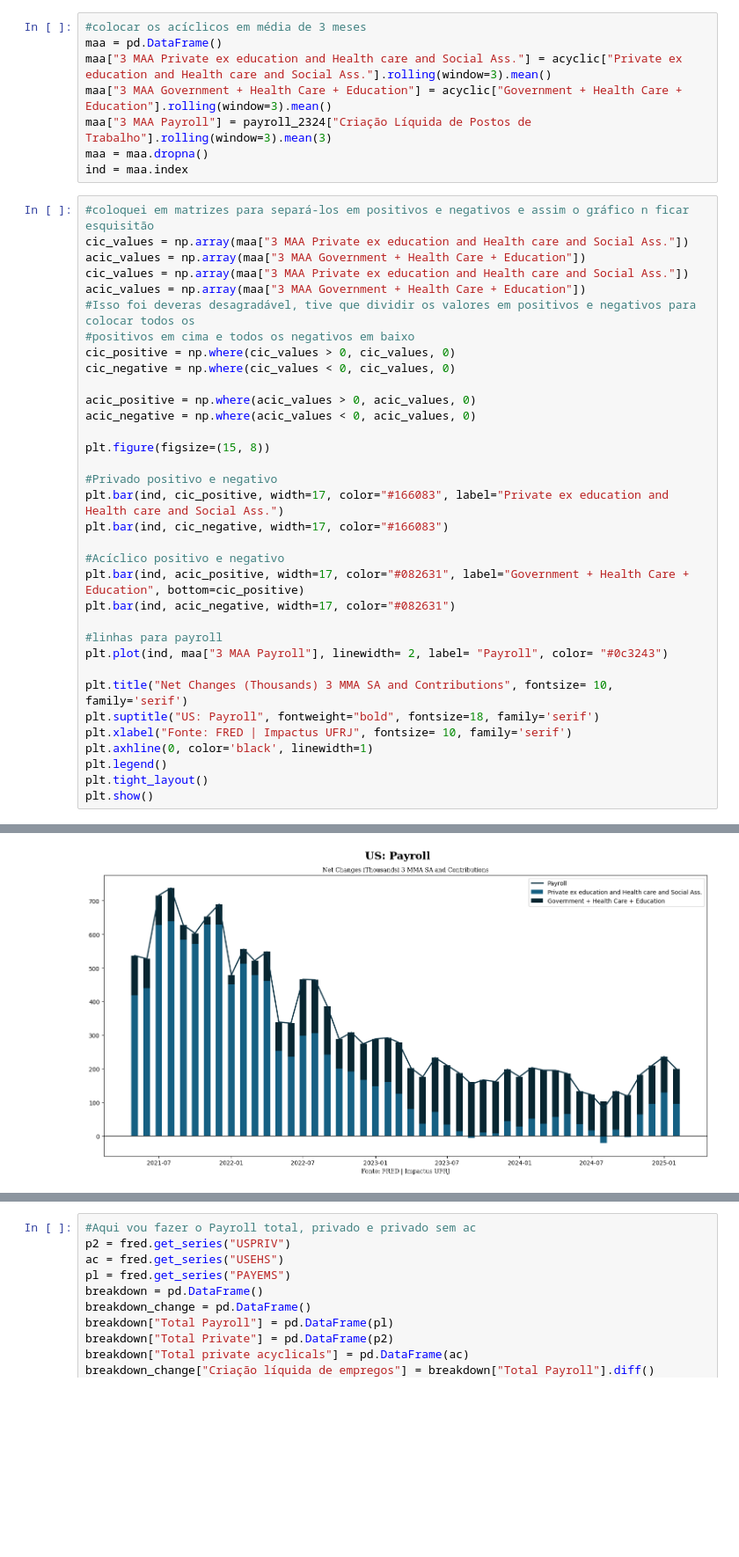
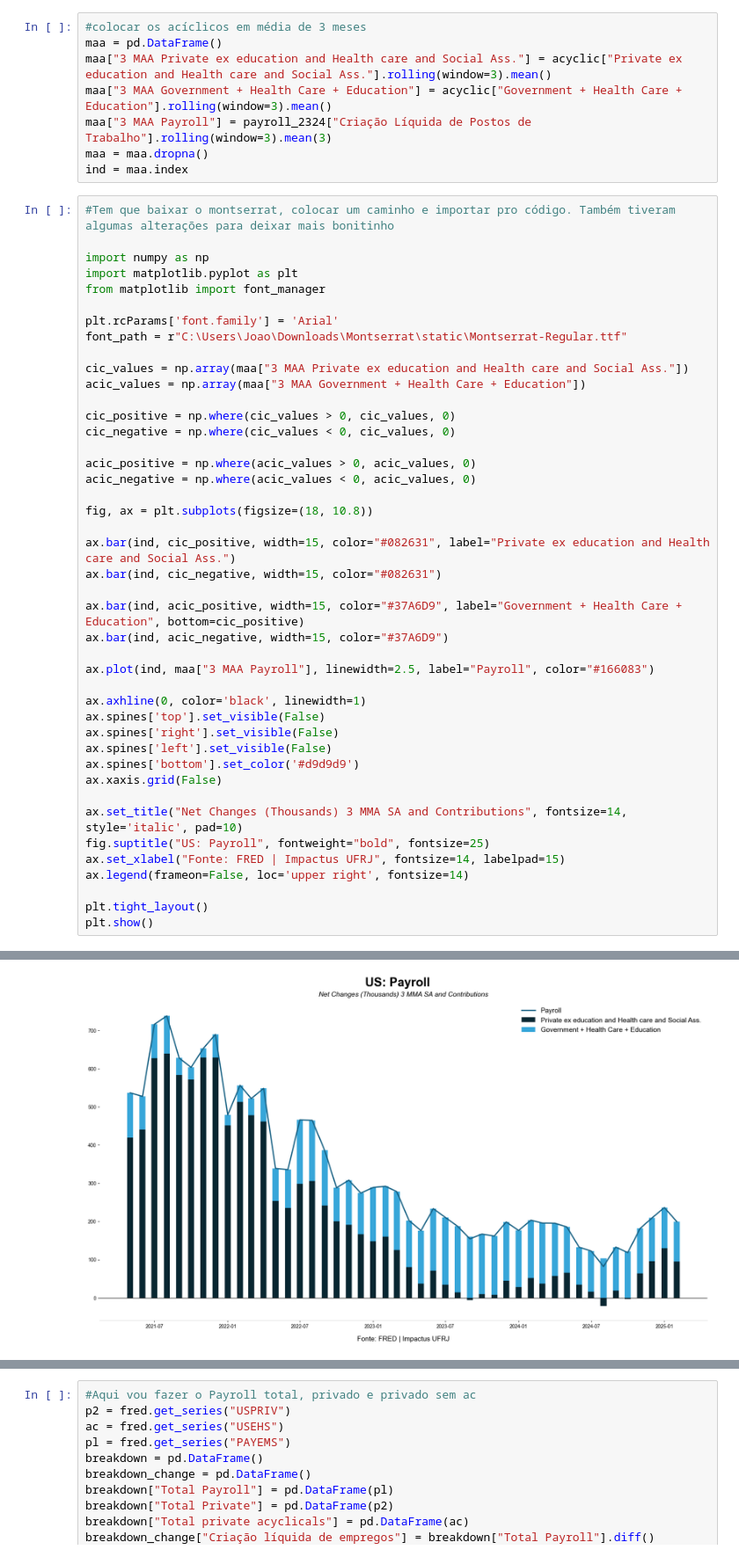
Before and after one commit to Joao-Henrique-Q/Impactus_Python_Scripts, a Jupyter notebook: Payroll_graphs_and_data.ipynb, the cells around one changed output, grey strips where cells are left out. Shown at 88% size. Drawn from its saved outputs; the diff is of its cells as text; blank space fills up the shorter version.

```diff
--- a/Payroll_graphs_and_data.ipynb
+++ b/Payroll_graphs_and_data.ipynb
@@ -203,37 +118,46 @@ maa["3 MAA Payroll"] = payroll_2324["Criação Líquida de Postos de Trabalho"].
 maa = maa.dropna()
 ind = maa.index
 # %%
-#coloquei em matrizes para separá-los em positivos e negativos e assim o gráfico n ficar esquisitão
+#Tem que baixar o montserrat, colocar um caminho e importar pro código. Também tiveram algumas alterações para deixar mais bonitinho
+
+import numpy as np
+import matplotlib.pyplot as plt
+from matplotlib import font_manager
+
+plt.rcParams['font.family'] = 'Arial'
+font_path = r"C:\Users\Joao\Downloads\Montserrat\static\Montserrat-Regular.ttf"
+
 cic_values = np.array(maa["3 MAA Private ex education and Health care and Social Ass."])
 acic_values = np.array(maa["3 MAA Government + Health Care + Education"])
-cic_values = np.array(maa["3 MAA Private ex education and Health care and Social Ass."])
-acic_values = np.array(maa["3 MAA Government + Health Care + Education"])
-#Isso foi deveras desagradável, tive que dividir os valores em positivos e negativos para colocar todos os
-#positivos em cima e todos os negativos em baixo
+
 cic_positive = np.where(cic_values > 0, cic_values, 0)
 cic_negative = np.where(cic_values < 0, cic_values, 0)
 
 acic_positive = np.where(acic_values > 0, acic_values, 0)
 acic_negative = np.where(acic_values < 0, acic_values, 0)
 
-plt.figure(figsize=(15, 8))
+fig, ax = plt.subplots(figsize=(18, 10.8))
 
-#Privado positivo e negativo
-plt.bar(ind, cic_positive, width=17, color="#166083", label="Private ex education and Health care and Social Ass.")
-plt.bar(ind, cic_negative, width=17, color="#166083")
+ax.bar(ind, cic_positive, width=15, color="#082631", label="Private ex education and Health care and Social Ass.")
+ax.bar(ind, cic_negative, width=15, color="#082631")
 
-#Acíclico positivo e negativo
-plt.bar(ind, acic_positive, width=17, color="#082631", label="Government + Health Care + Education", bottom=cic_positive)
-plt.bar(ind, acic_negative, width=17, color="#082631")
+ax.bar(ind, acic_positive, width=15, color="#37A6D9", label="Government + Health Care + Education", bottom=cic_positive)
+ax.bar(ind, acic_negative, width=15, color="#37A6D9")
 
-#linhas para payroll
-plt.plot(ind, maa["3 MAA Payroll"], linewidth= 2, label= "Payroll", color= "#0c3243")
+ax.plot(ind, maa["3 MAA Payroll"], linewidth=2.5, label="Payroll", color="#166083")
 
-plt.title("Net Changes (Thousands) 3 MMA SA and Contributions", fontsize= 10, family='serif')
-plt.suptitle("US: Payroll", fontweight="bold", fontsize=18, family='serif')
-plt.xlabel("Fonte: FRED | Impactus UFRJ", fontsize= 10, family='serif')
-plt.axhline(0, color='black', linewidth=1)
-plt.legend()
+ax.axhline(0, color='black', linewidth=1)
+ax.spines['top'].set_visible(False)
+ax.spines['right'].set_visible(False)
+ax.spines['left'].set_visible(False)
+ax.spines['bottom'].set_color('#d9d9d9')
+ax.xaxis.grid(False)
+
+ax.set_title("Net Changes (Thousands) 3 MMA SA and Contributions", fontsize=14, style='italic', pad=10)
+fig.suptitle("US: Payroll", fontweight="bold", fontsize=25)
+ax.set_xlabel("Fonte: FRED | Impactus UFRJ", fontsize=14, labelpad=15)
+ax.legend(frameon=False, loc='upper right', fontsize=14)
+
 plt.tight_layout()
 plt.show()
 # %% [output]
@@ -257 +164 @@ findfont: Font family 'Montserrat' not found.
-[figure, old version]
+[figure, new version]
```
Also changed, not shown: parts of 19 cells of this notebook.
